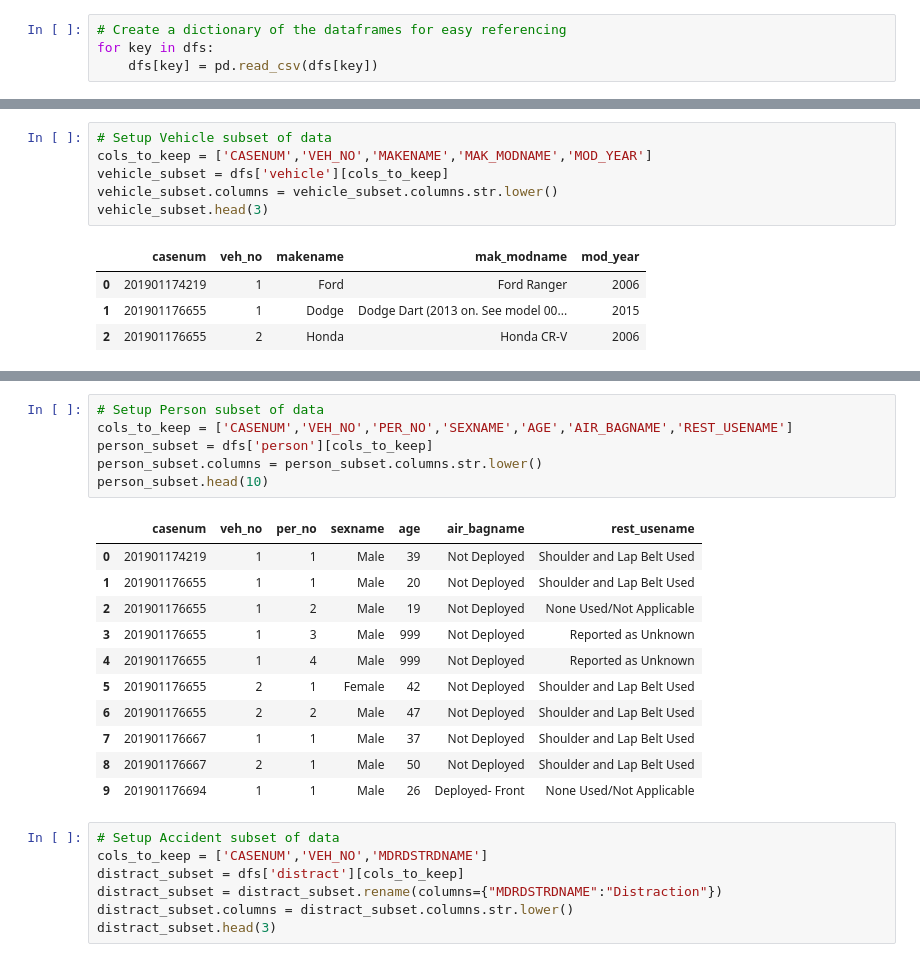
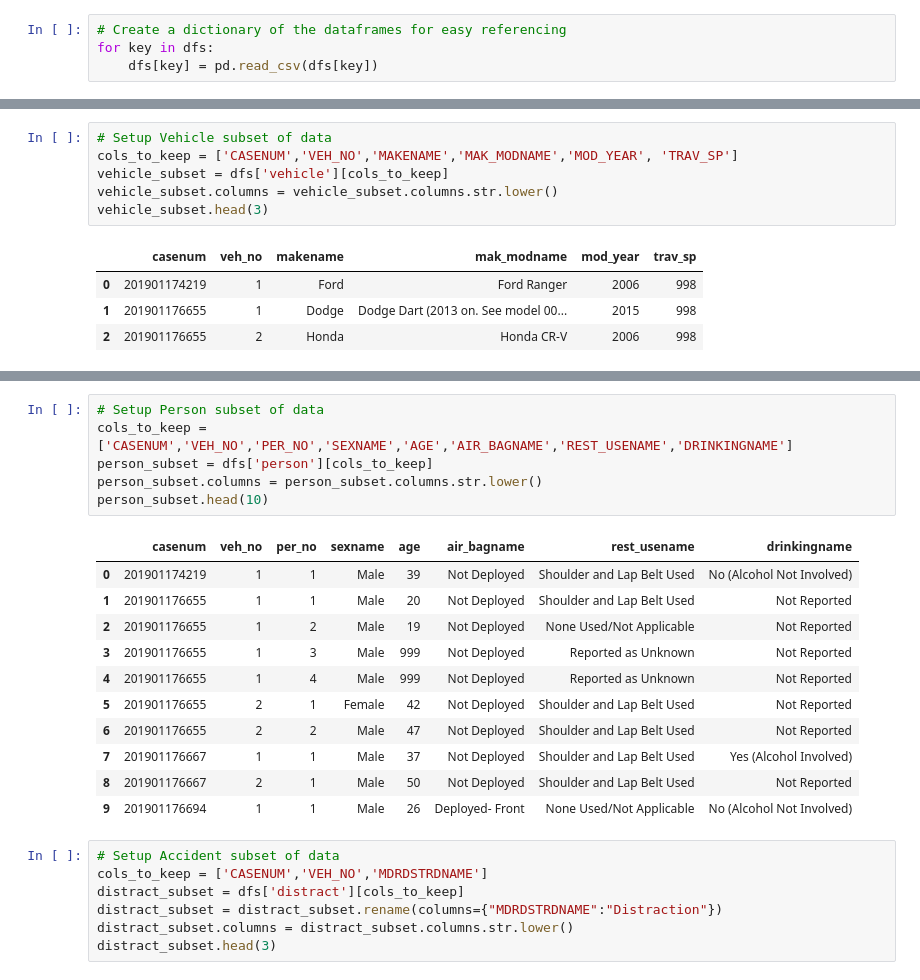
Before and after one commit to amburu4159/group-3-ku042021, a Jupyter notebook: segment-1/Exploration.ipynb, the cells around one changed output, grey strips where cells are left out. Saved outputs shown, nothing was run; the diff lists cells and outputs as text.

```diff
--- a/segment-1/Exploration.ipynb
+++ b/segment-1/Exploration.ipynb
@@ -50,14 +52,14 @@ dfs['accident'].head()
 # %%
 # Setup Vehicle subset of data
-cols_to_keep = ['CASENUM','VEH_NO','MAKENAME','MAK_MODNAME','MOD_YEAR']
+cols_to_keep = ['CASENUM','VEH_NO','MAKENAME','MAK_MODNAME','MOD_YEAR', 'TRAV_SP']
 vehicle_subset = dfs['vehicle'][cols_to_keep]
 vehicle_subset.columns = vehicle_subset.columns.str.lower()
 vehicle_subset.head(3)
 # %% [output]
-|  | casenum | veh_no | makename | mak_modname | mod_year |
-| 0 | 201901174219 | 1 | Ford | Ford Ranger | 2006 |
-| 1 | 201901176655 | 1 | Dodge | Dodge Dart (2013 on. See model 00... | 2015 |
-| 2 | 201901176655 | 2 | Honda | Honda CR-V | 2006 |
+|  | casenum | veh_no | makename | mak_modname | mod_year | trav_sp |
+| 0 | 201901174219 | 1 | Ford | Ford Ranger | 2006 | 998 |
+| 1 | 201901176655 | 1 | Dodge | Dodge Dart (2013 on. See model 00... | 2015 | 998 |
+| 2 | 201901176655 | 2 | Honda | Honda CR-V | 2006 | 998 |
 # %%
 # Setup Accident subset of data
 cols_to_keep = ['CASENUM','STRATUMNAME','REGIONNAME','URBANICITYNAME',
@@ -72,22 +74,22 @@ accident_subset.head(3)
 | 2 | 201901176667 | Stratum 8 - NLMY PV Minor Injury | South (MD, DE, DC, WV, VA, KY, TN... | Urban Area | January | 5 | Alcohol Involved | Clear | ... |
 # %%
 # Setup Person subset of data
-cols_to_keep = ['CASENUM','VEH_NO','PER_NO','SEXNAME','AGE','AIR_BAGNAME','REST_USENAME']
+cols_to_keep = ['CASENUM','VEH_NO','PER_NO','SEXNAME','AGE','AIR_BAGNAME','REST_USENAME','DRINKINGNAME']
 person_subset = dfs['person'][cols_to_keep]
 person_subset.columns = person_subset.columns.str.lower()
 person_subset.head(10)
 # %% [output]
-|  | casenum | veh_no | per_no | sexname | age | air_bagname | rest_usename |
-| 0 | 201901174219 | 1 | 1 | Male | 39 | Not Deployed | Shoulder and Lap Belt Used |
-| 1 | 201901176655 | 1 | 1 | Male | 20 | Not Deployed | Shoulder and Lap Belt Used |
-| 2 | 201901176655 | 1 | 2 | Male | 19 | Not Deployed | None Used/Not Applicable |
-| 3 | 201901176655 | 1 | 3 | Male | 999 | Not Deployed | Reported as Unknown |
-| 4 | 201901176655 | 1 | 4 | Male | 999 | Not Deployed | Reported as Unknown |
-| 5 | 201901176655 | 2 | 1 | Female | 42 | Not Deployed | Shoulder and Lap Belt Used |
-| 6 | 201901176655 | 2 | 2 | Male | 47 | Not Deployed | Shoulder and Lap Belt Used |
-| 7 | 201901176667 | 1 | 1 | Male | 37 | Not Deployed | Shoulder and Lap Belt Used |
-| 8 | 201901176667 | 2 | 1 | Male | 50 | Not Deployed | Shoulder and Lap Belt Used |
-| 9 | 201901176694 | 1 | 1 | Male | 26 | Deployed- Front | None Used/Not Applicable |
+|  | casenum | veh_no | per_no | sexname | age | air_bagname | rest_usename | drinkingname |
+| 0 | 201901174219 | 1 | 1 | Male | 39 | Not Deployed | Shoulder and Lap Belt Used | No (Alcohol Not Involved) |
+| 1 | 201901176655 | 1 | 1 | Male | 20 | Not Deployed | Shoulder and Lap Belt Used | Not Reported |
+| 2 | 201901176655 | 1 | 2 | Male | 19 | Not Deployed | None Used/Not Applicable | Not Reported |
+| 3 | 201901176655 | 1 | 3 | Male | 999 | Not Deployed | Reported as Unknown | Not Reported |
+| 4 | 201901176655 | 1 | 4 | Male | 999 | Not Deployed | Reported as Unknown | Not Reported |
+| 5 | 201901176655 | 2 | 1 | Female | 42 | Not Deployed | Shoulder and Lap Belt Used | Not Reported |
+| 6 | 201901176655 | 2 | 2 | Male | 47 | Not Deployed | Shoulder and Lap Belt Used | Not Reported |
+| 7 | 201901176667 | 1 | 1 | Male | 37 | Not Deployed | Shoulder and Lap Belt Used | Yes (Alcohol Involved) |
+| 8 | 201901176667 | 2 | 1 | Male | 50 | Not Deployed | Shoulder and Lap Belt Used | Not Reported |
+| 9 | 201901176694 | 1 | 1 | Male | 26 | Deployed- Front | None Used/Not Applicable | No (Alcohol Not Involved) |
 # %%
 # Setup Accident subset of data
 cols_to_keep = ['CASENUM','VEH_NO','MDRDSTRDNAME']
```
Also changed, not shown: parts of 5 cells of this notebook, 3 other files.
